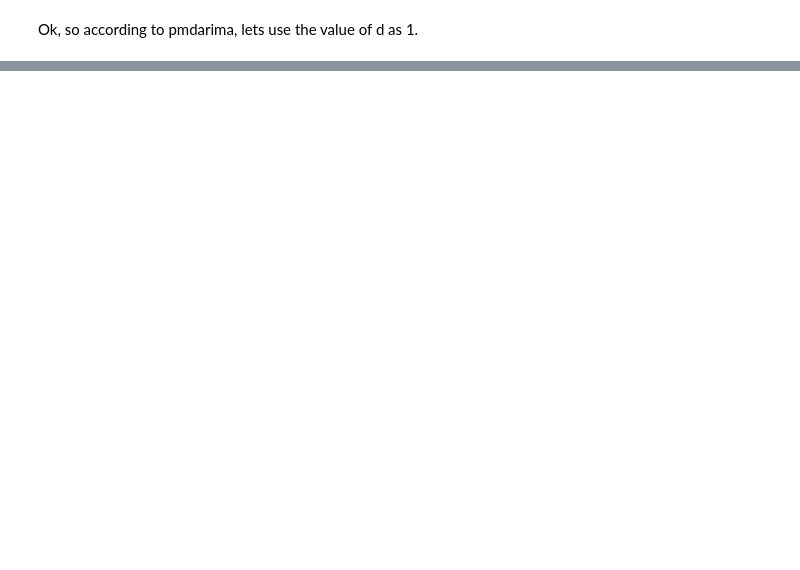
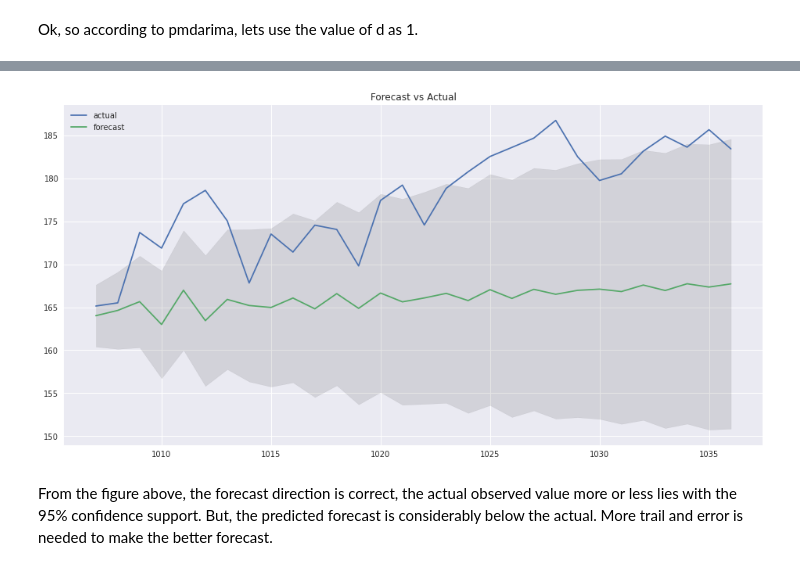
Before and after one commit to sudarshan-koirala/time-series-forecasting, a Jupyter notebook: arima.ipynb, the cells around one changed output, grey strips where cells are left out. Drawn from its saved outputs; the diff is of its cells as text; code cells hidden in the pictures; blank space fills up the shorter version.

```diff
--- a/arima.ipynb
+++ b/arima.ipynb
@@ -127,0 +224,6 @@ Ok, so according to pmdarima, lets use the value of d as 1.
+# %%
+# train test split
+n = int(len(df) * 0.8)
+train = df.Close[:n]
+test = df.Close[n:]
+print(len(train), len(test))
@@ -127,0 +232,9 @@ Ok, so according to pmdarima, lets use the value of d as 1.
+# %%
+step = 30
+
+model = ARIMA(train, order=(6, 1, 3))
+result = model.fit(disp=0)
+print(result.summary())
+
+# Forecast
+fc, se, conf = result.forecast(step)
@@ -127,0 +259,16 @@ Ok, so according to pmdarima, lets use the value of d as 1.
+# %%
+fc = pd.Series(fc, index=test[:step].index)
+lower = pd.Series(conf[:, 0], index=test[:step].index)
+upper = pd.Series(conf[:, 1], index=test[:step].index)
+
+plt.figure(figsize=(16, 8))
+plt.plot(test[:step], label="actual")
+plt.plot(fc, label="forecast")
+plt.fill_between(lower.index, lower, upper, color="k", alpha=0.1)
+plt.title("Forecast vs Actual")
+plt.legend(loc="upper left")
+plt.show()
+# %% [output]
+[figure, added]
+# %% [markdown]
+From the figure above, the forecast direction is correct, the actual observed value more or less lies with the 95% confidence support. But, the predicted forecast is considerably below the actual. More trail and error is needed to make the better forecast.
```
Also changed, not shown: parts of 25 cells of this notebook.
